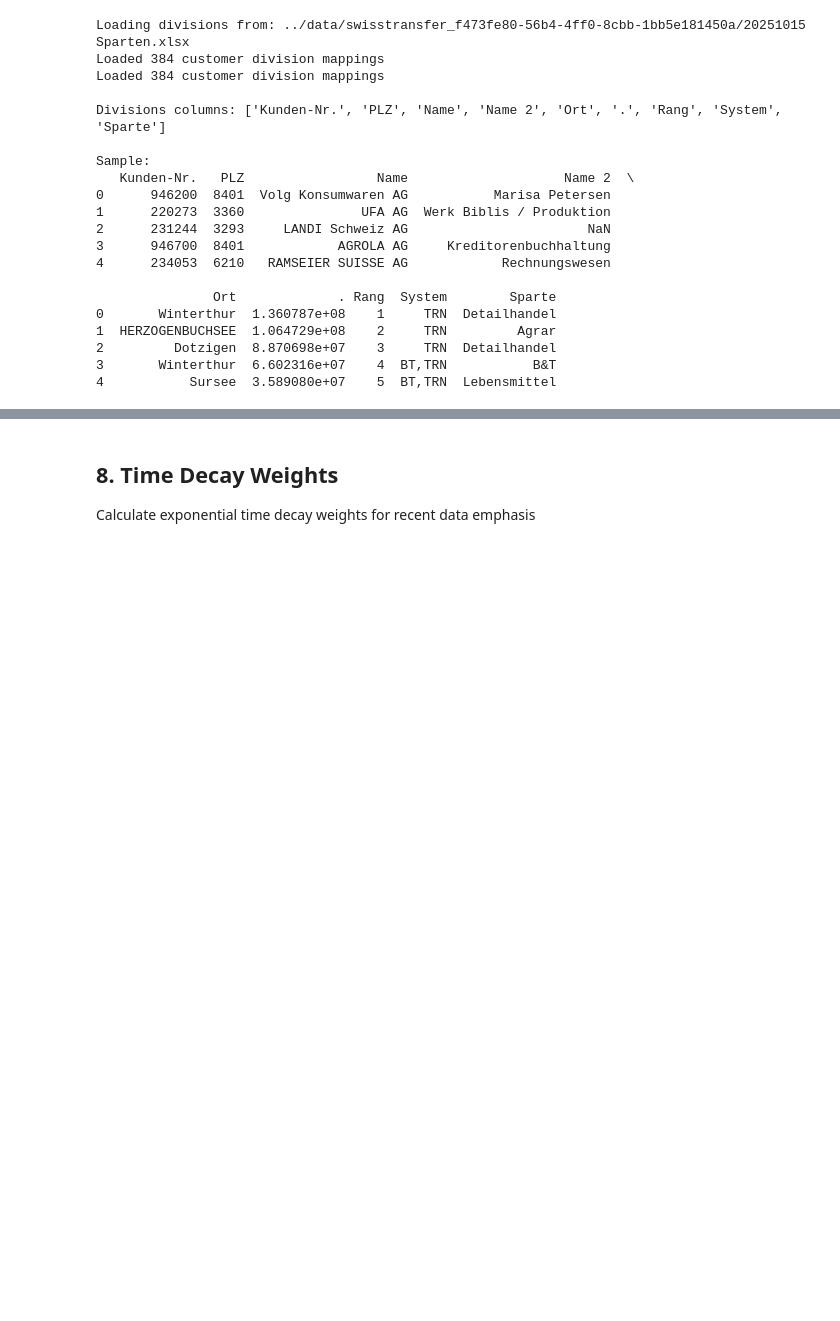
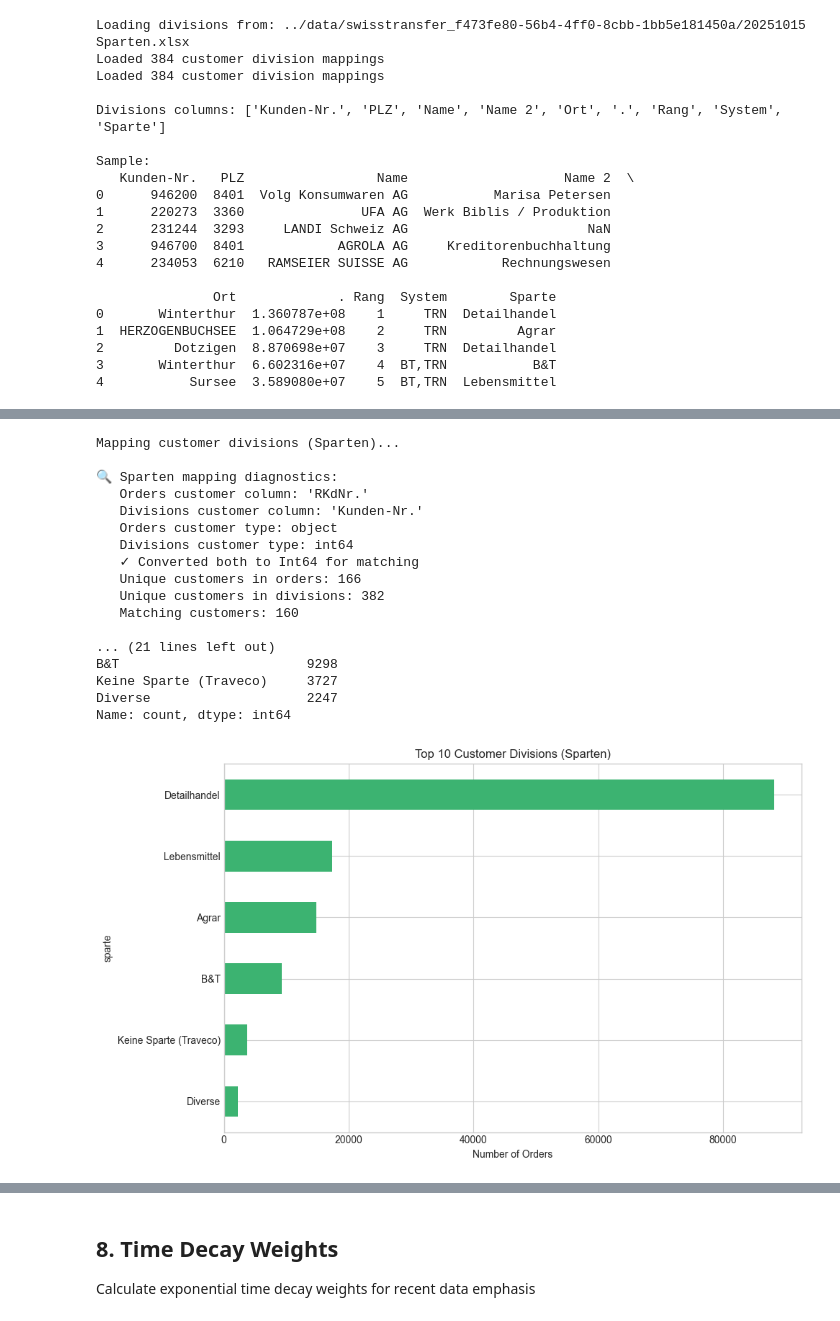
Before and after one commit to kevinkuhn/customer_traveco, a Jupyter notebook: notebooks/03_feature_engineering.ipynb, the cells around one changed output, grey strips where cells are left out. Drawn from its saved outputs; the diff is of its cells as text; code cells hidden in the pictures; blank space fills up the shorter version.

```diff
--- a/notebooks/03_feature_engineering.ipynb
+++ b/notebooks/03_feature_engineering.ipynb
@@ -389,0 +324,67 @@ Name: count, dtype: int64
+# %%
+# Map customer divisions (Sparten) using improved utility function
+print("Mapping customer divisions (Sparten)...")
+
+# Check if method exists
+if not hasattr(feature_engine, 'map_customer_divisions'):
+    print("\n⚠️  ERROR: map_customer_divisions method not found!")
+    print("   This usually means the kernel needs to be restarted.")
+    print("   Solution: Kernel → Restart & Run All")
+    print("\n   Or run this cell to reload the module:")
+    print("   import importlib")
+    print("   import sys")
+    print("   importlib.reload(sys.modules['utils.traveco_utils'])")
+    print("\n   Skipping Sparten mapping for now...")
+    df['sparte'] = None
+else:
+    # Use the utility function
+    if 'RKdNr.' in df.columns or 'RKdNr' in df.columns:
+        customer_col = 'RKdNr.' if 'RKdNr.' in df.columns else 'RKdNr'
+
+        if 'Sparte' in df_divisions.columns:
+            # Use the feature engine method
+            df = feature_engine.map_customer_divisions(
+                df_orders=df,
+                df_divisions=df_divisions,
+                customer_col=customer_col,
+                division_col='Sparte'
+            )
+
+            # Visualize division distribution
+            if 'sparte' in df.columns and df['sparte'].notna().any():
+                print(f"\nTop 10 divisions by order count:")
+                top_divisions = df['sparte'].value_counts().head(10)
+                print(top_divisions)
+
+                fig, ax = plt.subplots(figsize=(10, 6))
+                top_divisions.plot(kind='barh', ax=ax, color='mediumseagreen')
+                ax.set_xlabel('Number of Orders')
+                ax.set_title('Top 10 Customer Divisions (Sparten)')
+                ax.invert_yaxis()
+                plt.tight_layout()
+                plt.show()
+        else:
+            print("⚠️  'Sparte' column not found in divisions file")
+            df['sparte'] = None
+    else:
+        print("⚠️  Customer number column not found in orders")
+        df['sparte'] = None
+# %% [output]
+Mapping customer divisions (Sparten)...
+
+🔍 Sparten mapping diagnostics:
+   Orders customer column: 'RKdNr.'
+   Divisions customer column: 'Kunden-Nr.'
+   Orders customer type: object
+   Divisions customer type: int64
+   ✓ Converted both to Int64 for matching
+   Unique customers in orders: 166
+   Unique customers in divisions: 382
+   Matching customers: 160
+
+... (21 lines left out)
+B&T                        9298
+Keine Sparte (Traveco)     3727
+Diverse                    2247
+Name: count, dtype: int64
+[figure, added]
```
Also changed, not shown: parts of 14 cells of this notebook, 14 other files.
